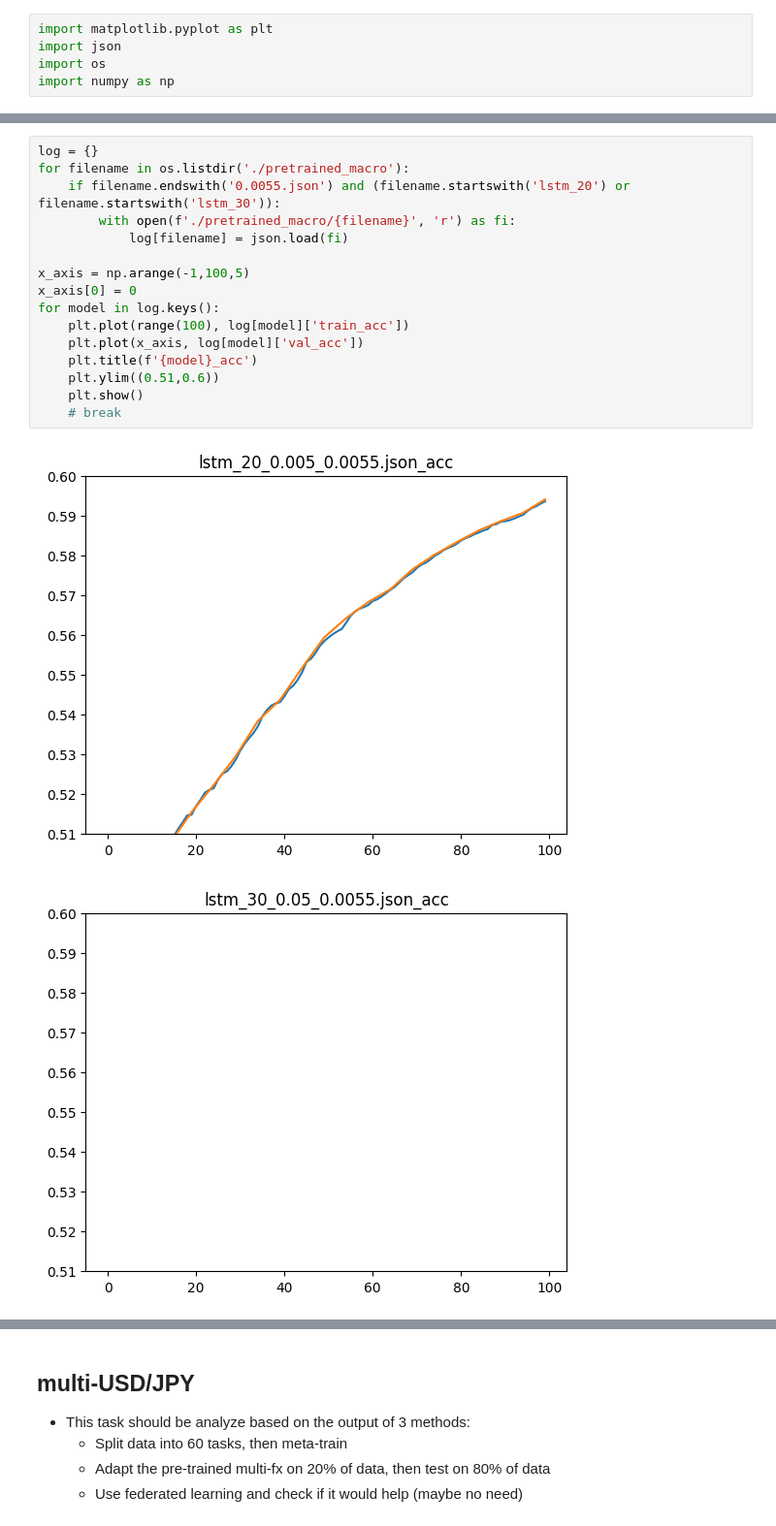
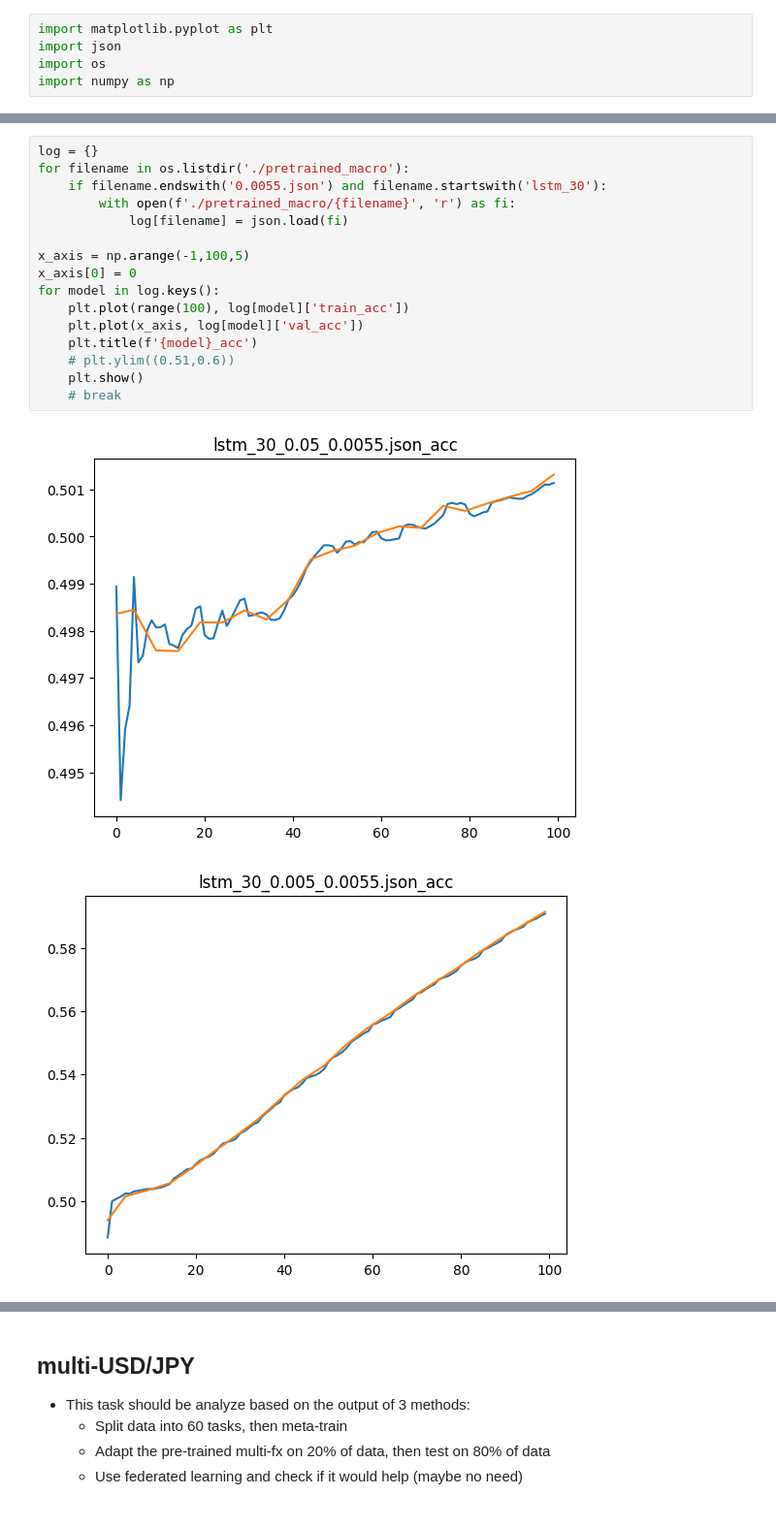
Before and after one commit to baolongnguyenmac/multi_fx, a Jupyter notebook: pretrained/analyze.ipynb, the cells around one changed output, grey strips where cells are left out. Shown at 97% size. Drawn from its saved outputs; the diff is of its cells as text.

```diff
--- a/pretrained/analyze.ipynb
+++ b/pretrained/analyze.ipynb
@@ -55,19 +57,19 @@ for model in log.keys():
 # %%
 log = {}
 for filename in os.listdir('./pretrained_macro'):
-    if filename.endswith('0.0055.json') and (filename.startswith('lstm_20') or filename.startswith('lstm_30')):
+    if filename.endswith('0.0055.json') and filename.startswith('lstm_30'):
         with open(f'./pretrained_macro/{filename}', 'r') as fi:
             log[filename] = json.load(fi)
 
 x_axis = np.arange(-1,100,5)
 x_axis[0] = 0
 for model in log.keys():
     plt.plot(range(100), log[model]['train_acc'])
     plt.plot(x_axis, log[model]['val_acc'])
     plt.title(f'{model}_acc')
-    plt.ylim((0.51,0.6))
+    # plt.ylim((0.51,0.6))
     plt.show()
     # break
 # %% [output]
-[figure, old version]
+[figure, new version]
-[figure, old version]
+[figure, new version]
```
Also changed, not shown: parts of 7 cells of this notebook.
